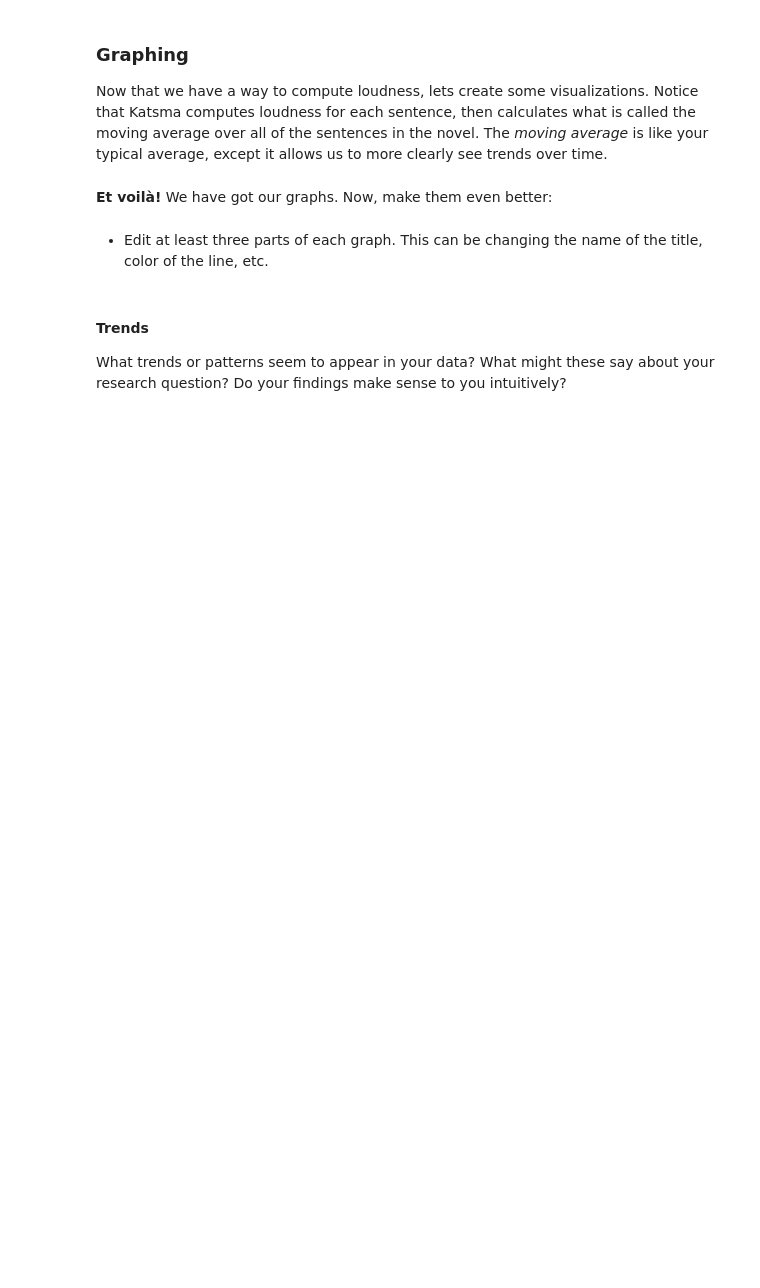
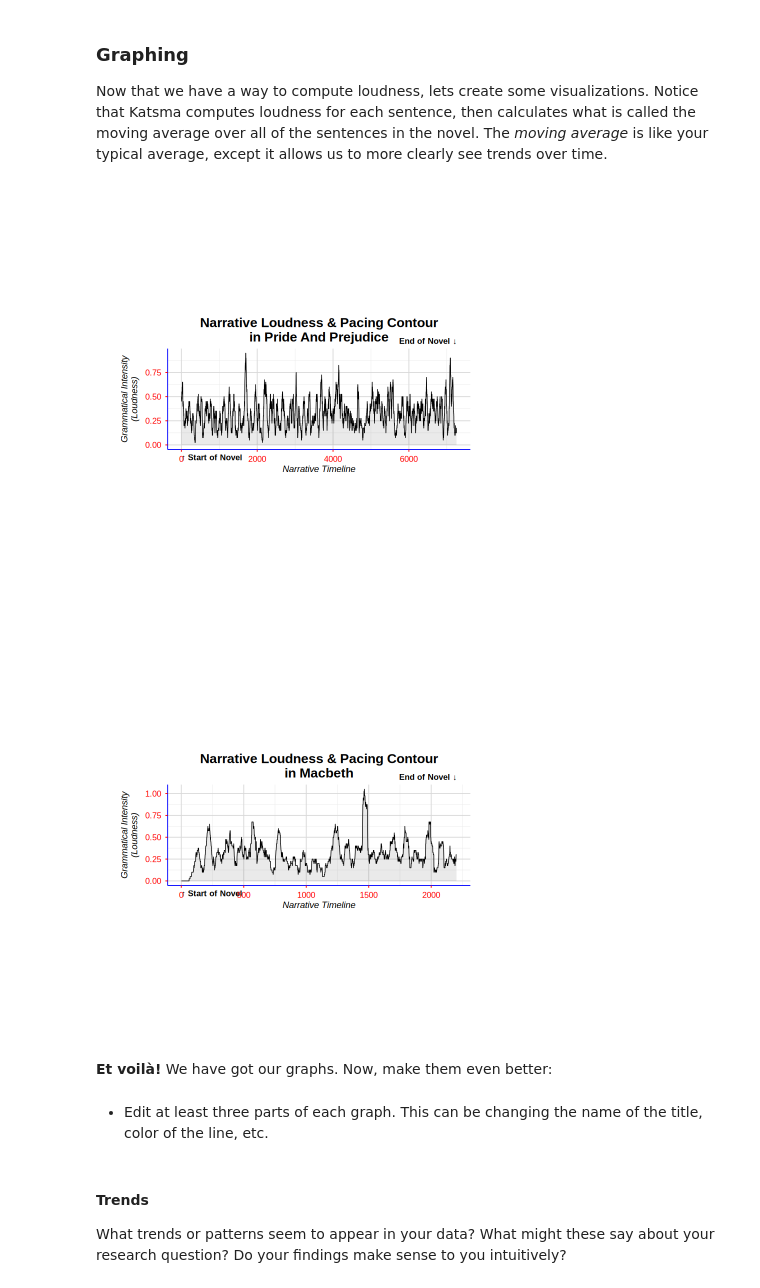
Before and after one commit to cdmandemstyle/Unit0, a Jupyter notebook: ApResearchCT_ARTS (1).ipynb, the cells around one changed output. Drawn from its saved outputs; the diff is of its cells as text; code cells hidden in the pictures; blank space fills up the shorter version.

```diff
--- a/ApResearchCT_ARTS (1).ipynb
+++ b/ApResearchCT_ARTS (1).ipynb
@@ -120,11 +177,11 @@ my_texts <- c(
 )
 
 # ---- EDIT THIS LINE ----
-text_title_1 <- ""
+text_title_1 <- "Pride and Prejudice"
 # ------------------------
 
 # ---- EDIT THIS LINE ----
-text_title_2 <- ""
+text_title_2 <- "Macbeth"
 # ------------------------
 
 text1 <- gutenberg_download(my_texts[[text_title_1]], meta_fields = "title")
@@ -278,37 +345,40 @@ plot_loudness <- function(text, label, window = 40) {
   ma <- ma[!is.na(ma)]
 
   df <- dplyr::tibble(x = seq_along(ma), y = ma)
 
   ggplot2::ggplot(df, ggplot2::aes(x, y)) +
     ggplot2::geom_area(alpha = 0.1) +
     ggplot2::geom_line(linewidth = 0.4) +
     ggplot2::annotate("text", x = min(df$x), y = -Inf,
              label = "\u2191 Start of Novel",
              hjust = 0, vjust = 1.8, size = 3.5, fontface = "bold") +
     ggplot2::annotate("text", x = max(df$x), y = Inf,
              label = "End of Novel \u2193",
              hjust = 1, vjust = -0.8, size = 3.5, fontface = "bold") +
     ggplot2::coord_cartesian(clip = "off") +
     ggplot2::labs(
       title = paste0("Narrative Loudness & Pacing Contour\nin ", label),
       x = "Narrative Timeline",
       y = "Grammatical Intensity\n(Loudness)"
     ) +
     ggplot2::theme_minimal(base_size = 11) +
     ggplot2::theme(
       aspect.ratio = 1 / 3,
       plot.title = ggplot2::element_text(size = 16, face = "bold", hjust = 0.5),
       axis.title = ggplot2::element_text(face = "italic"),
-      axis.line = ggplot2::element_line(colour = "black", linewidth = 0.2),
-      axis.ticks = ggplot2::element_line(colour = "black"),
-      axis.text = ggplot2::element_text(colour = "black", size = 10),
+      axis.line = ggplot2::element_line(colour = "blue", linewidth = 0.5),
+      axis.ticks = ggplot2::element_line(colour = "red"),
+      axis.text = ggplot2::element_text(colour = "red", size = 10),
       panel.grid.major = ggplot2::element_line(colour = "grey85"),
       plot.background = ggplot2::element_rect(fill = "white", colour = NA),
       plot.margin = ggplot2::margin(30, 55, 30, 30)
     )
 }
 
-plot_loudness(text1, "TEXT 1")
-plot_loudness(text2, "TEXT 2")
+plot_loudness(text1, "Pride And Prejudice")
+plot_loudness(text2, "Macbeth")
+# %% [output]
+[figure, added]
+[figure, added]
 # %% [markdown]
 
```
Also changed, not shown: parts of 16 cells of this notebook, 1 other file.
